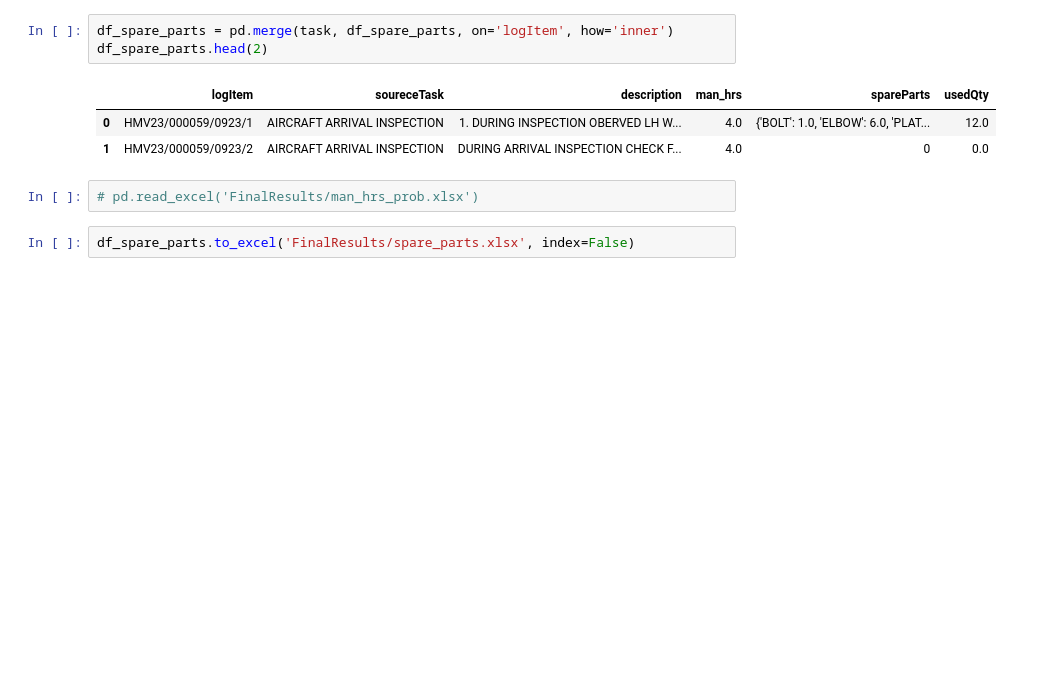
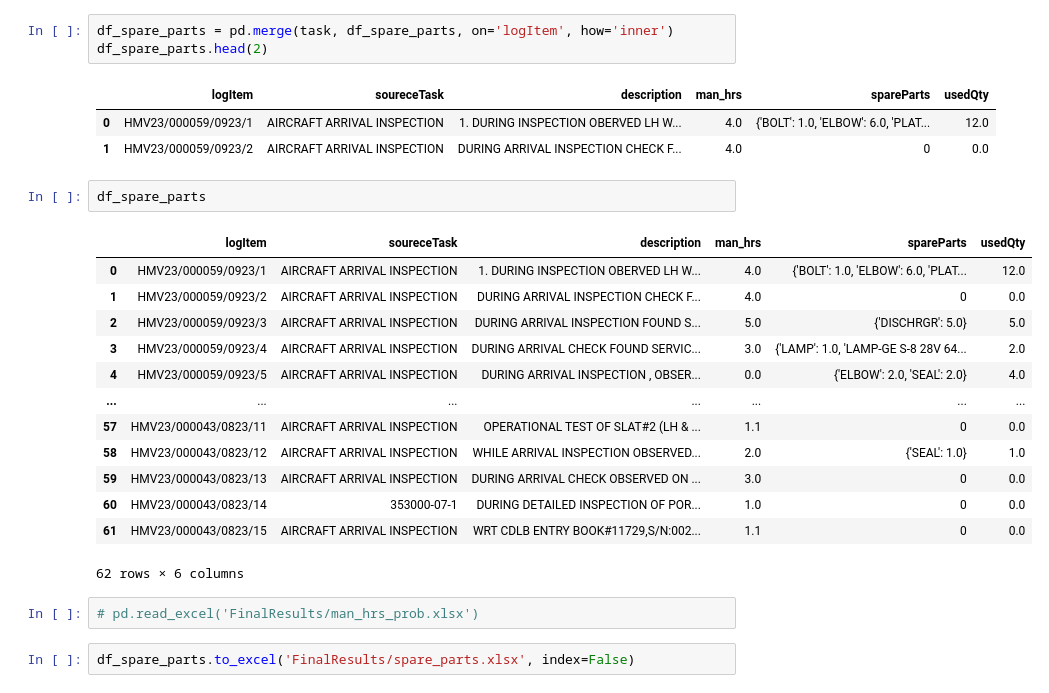
Before and after one commit to ranjithnrjk/gmr, a Jupyter notebook: flight_maintenance.ipynb, the cells around one changed output. Drawn from its saved outputs; the diff is of its cells as text; blank space fills up the shorter version.

```diff
--- a/flight_maintenance.ipynb
+++ b/flight_maintenance.ipynb
@@ -1126,6 +1219,22 @@ df_spare_parts.head(2)
 |  | logItem | soureceTask | description | man_hrs | spareParts | usedQty |
 | 0 | HMV23/000059/0923/1 | AIRCRAFT ARRIVAL INSPECTION | 1. DURING INSPECTION OBERVED LH W... | 4.0 | {'BOLT': 1.0, 'ELBOW': 6.0, 'PLAT... | 12.0 |
 | 1 | HMV23/000059/0923/2 | AIRCRAFT ARRIVAL INSPECTION | DURING ARRIVAL INSPECTION CHECK F... | 4.0 | 0 | 0.0 |
+# %%
+df_spare_parts
+# %% [output]
+|  | logItem | soureceTask | description | man_hrs | spareParts | usedQty |
+| 0 | HMV23/000059/0923/1 | AIRCRAFT ARRIVAL INSPECTION | 1. DURING INSPECTION OBERVED LH W... | 4.0 | {'BOLT': 1.0, 'ELBOW': 6.0, 'PLAT... | 12.0 |
+| 1 | HMV23/000059/0923/2 | AIRCRAFT ARRIVAL INSPECTION | DURING ARRIVAL INSPECTION CHECK F... | 4.0 | 0 | 0.0 |
+| 2 | HMV23/000059/0923/3 | AIRCRAFT ARRIVAL INSPECTION | DURING ARRIVAL INSPECTION FOUND S... | 5.0 | {'DISCHRGR': 5.0} | 5.0 |
+| 3 | HMV23/000059/0923/4 | AIRCRAFT ARRIVAL INSPECTION | DURING ARRIVAL CHECK FOUND SERVIC... | 3.0 | {'LAMP': 1.0, 'LAMP-GE S-8 28V 64... | 2.0 |
+| 4 | HMV23/000059/0923/5 | AIRCRAFT ARRIVAL INSPECTION | DURING ARRIVAL INSPECTION , OBSER... | 0.0 | {'ELBOW': 2.0, 'SEAL': 2.0} | 4.0 |
+| ... | ... | ... | ... | ... | ... | ... |
+| 57 | HMV23/000043/0823/11 | AIRCRAFT ARRIVAL INSPECTION | OPERATIONAL TEST OF SLAT#2 (LH & ... | 1.1 | 0 | 0.0 |
+| 58 | HMV23/000043/0823/12 | AIRCRAFT ARRIVAL INSPECTION | WHILE ARRIVAL INSPECTION OBSERVED... | 2.0 | {'SEAL': 1.0} | 1.0 |
+| 59 | HMV23/000043/0823/13 | AIRCRAFT ARRIVAL INSPECTION | DURING ARRIVAL CHECK OBSERVED ON ... | 3.0 | 0 | 0.0 |
+| 60 | HMV23/000043/0823/14 | 353000-07-1 | DURING DETAILED INSPECTION OF POR... | 1.0 | 0 | 0.0 |
+| 61 | HMV23/000043/0823/15 | AIRCRAFT ARRIVAL INSPECTION | WRT CDLB ENTRY BOOK#11729,S/N:002... | 1.1 | 0 | 0.0 |
+62 rows × 6 columns
 # %%
 # pd.read_excel('FinalResults/man_hrs_prob.xlsx')
 # %%
```
Also changed, not shown: parts of 25 cells of this notebook, 4 other files.
